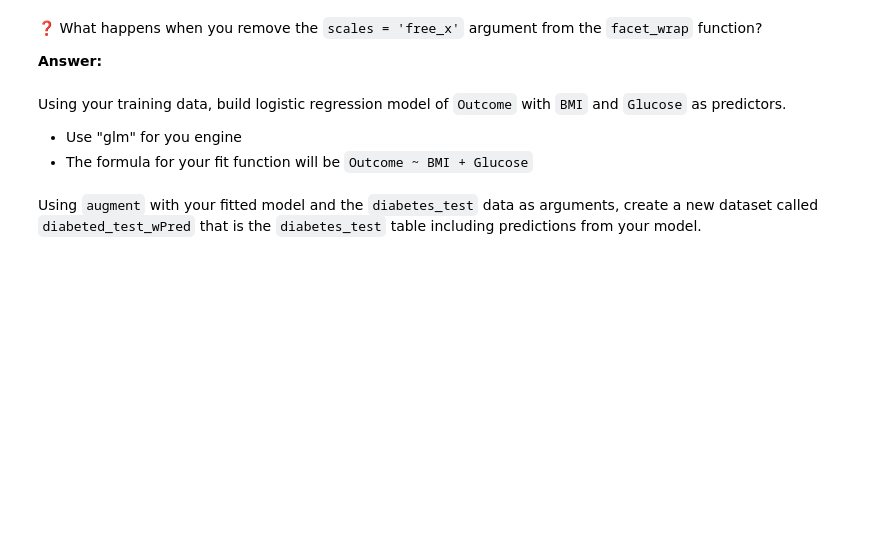
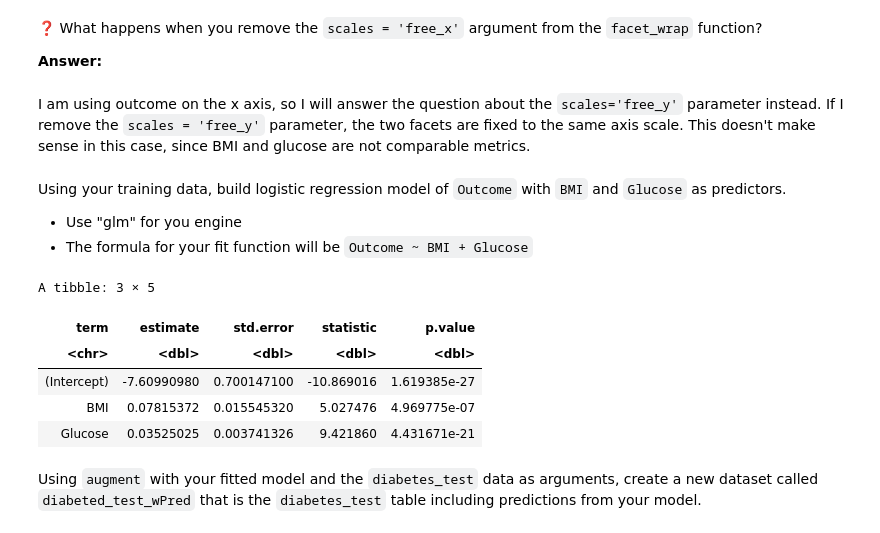
Before and after one commit to UNC-DATA-730/unit-5-assignment-williamsmaddie, a Jupyter notebook: assignment5.ipynb, the cells around one changed output. Cells and saved outputs as stored; diff of their text form; code cells hidden in the pictures; blank space fills up the shorter version.

```diff
--- a/assignment5.ipynb
+++ b/assignment5.ipynb
@@ -49,9 +123,23 @@ Using `plot_df`, make a chart showing the relationship of `Glucose` and `BMI` wi
 ❓ What happens when you remove the `scales = 'free_x'` argument from the `facet_wrap` function?
 
 **Answer:**
+# %% [markdown]
+I am using outcome on the x axis, so I will answer the question about the `scales='free_y'` parameter instead. If I remove the `scales = 'free_y'` parameter, the two facets are fixed to the same axis scale. This doesn't make sense in this case, since BMI and glucose are not comparable metrics.
 # %% [markdown]
 Using your training data, build logistic regression model of `Outcome` with `BMI` and `Glucose` as predictors.
 - Use "glm" for you engine
 - The formula for your fit function will be `Outcome ~ BMI + Glucose`
+# %%
+mod = logistic_reg(engine="glm")
+mod_fit = mod |> fit(Outcome ~ BMI + Glucose,diabetes_train)
+
+tidy(mod_fit)
+# %% [output]
+A tibble: 3 × 5
+| term | estimate | std.error | statistic | p.value |
+| <chr> | <dbl> | <dbl> | <dbl> | <dbl> |
+| (Intercept) | -7.60990980 | 0.700147100 | -10.869016 | 1.619385e-27 |
+| BMI | 0.07815372 | 0.015545320 | 5.027476 | 4.969775e-07 |
+| Glucose | 0.03525025 | 0.003741326 | 9.421860 | 4.431671e-21 |
 # %% [markdown]
 Using `augment` with your fitted model and the `diabetes_test` data as arguments, create a new dataset called `diabeted_test_wPred` that is the `diabetes_test` table including predictions from your model.
```
Also changed, not shown: parts of 12 cells of this notebook.
